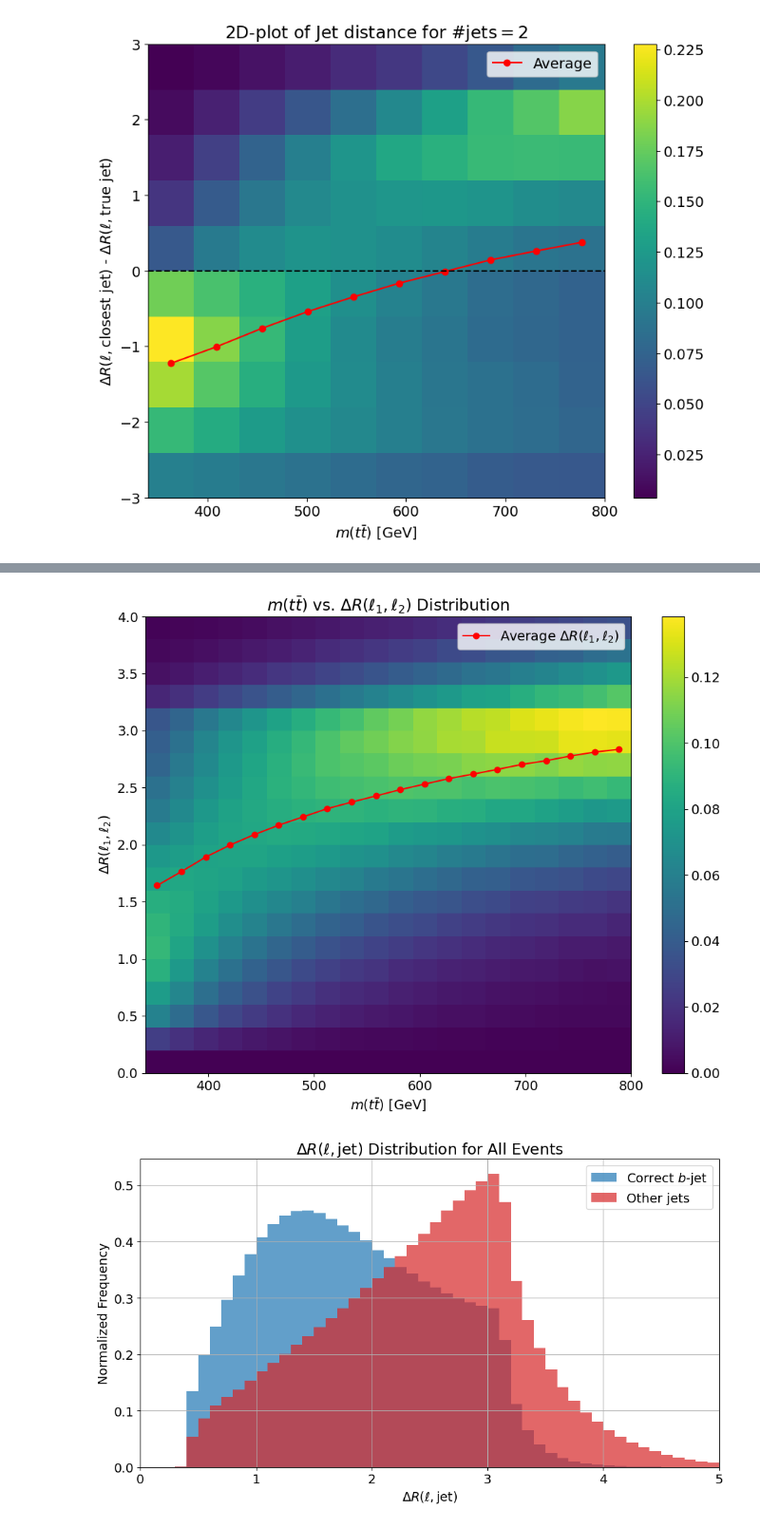
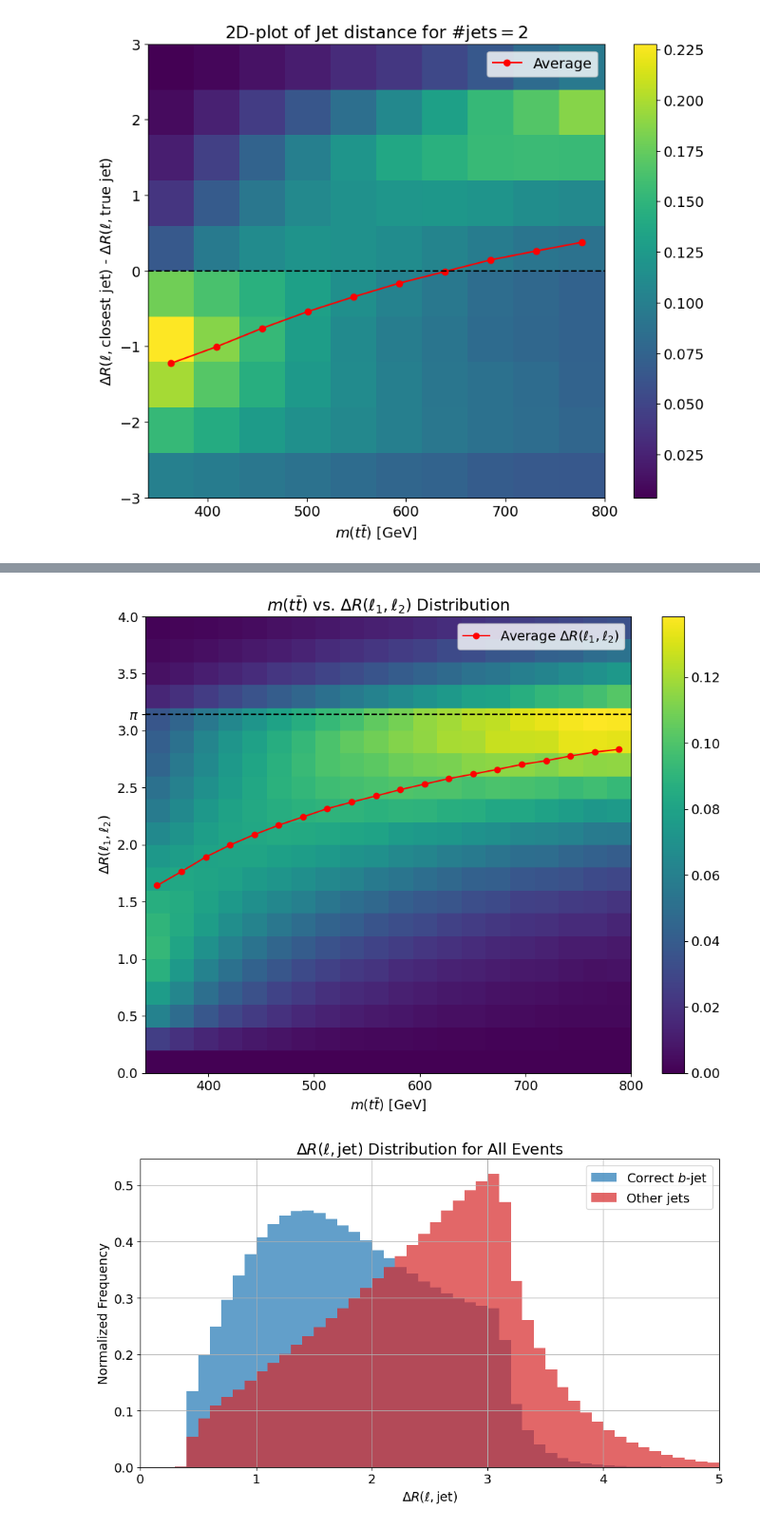
Before and after one commit to simi216/mva-trainer, a Jupyter notebook: notebooks/PlotFeatures.ipynb, the cells around one changed output, grey strips where cells are left out. Shown at 95% size. Cells and saved outputs as stored; diff of their text form; code cells hidden in the pictures.

```diff
--- a/notebooks/PlotFeatures.ipynb
+++ b/notebooks/PlotFeatures.ipynb
@@ -49,7 +41,7 @@ def assign_multiplicty(n):
 
 
 import matplotlib.patches as mpatches
-
+N_jets = data_plotter.get_feature_data("non_training", "N_jets")
 n_bins = MAX_JETS - 1
 fig, ax = plt.subplots()
 hist, bins = np.histogram(N_jets, bins=n_bins, range=(2, 2 + n_bins), density=True)
@@ -319,35 +345,41 @@ plt.savefig(f"{PLOTS_DIR}/ttbar_mass_vs_deltaR_lep_nonmatch_n_jet_2.pdf")
 # %%
-data_plotter.reset_data_cuts()
 fig, ax = data_plotter.plot_2d_feature_distribution(
     "non_training",
     "truth_ttbar_mass",
     "non_training",
     "dR_l1l2",
     bins=(20, 20),
     plot_average=True,
     range=[[340e3, 800e3], [0, 4]],
     density=True,
     normalise="x",
 )
 x_ticks = ax.get_xticks()
 x_tick_labels = [f"{int(tick/1e3)}" for tick in x_ticks]
 ax.set_xticks(x_ticks)
 ax.set_xticklabels(x_tick_labels)
 ax.set_xlim(340e3, 800e3)
 ax.set_ylim(0,4)
 ax.set_xlabel(r"$m(t\bar{t})$ [GeV]")
 ax.set_ylabel(r"$\Delta R(\ell_1, \ell_2)$")
 ax.set_title(r"$m(t\bar{t})$ vs. $\Delta R(\ell_1, \ell_2)$ Distribution")
 
 # relabel the plotted average curve and show legend
 if ax.lines:
     ax.lines[-1].set_label(r"Average $\Delta R(\ell_1,\ell_2)$")
     ax.legend()
+ax.axhline(y=np.pi, color="black", linestyle="--", label=r"$\Delta R=\pi$")
+y_ticks = ax.get_yticks()
+y_ticks = np.append(y_ticks, np.pi)
+y_tick_labels = ax.get_yticklabels()
+y_tick_labels.append(r"$\pi$")
+ax.set_yticks(y_ticks)
+ax.set_yticklabels(y_tick_labels)
 
 fig.tight_layout()
 fig.savefig(f"{PLOTS_DIR}/ttbar_mass_vs_dR_l1l2.pdf")
 # %% [output]
-[figure, old version]
+[figure, new version]
 # %%
 def delta_R(jet_features, lepton_features):
     delta_eta = jet_features[1] - lepton_features[1]
```
Also changed, not shown: parts of 13 cells of this notebook, 4 other files.
